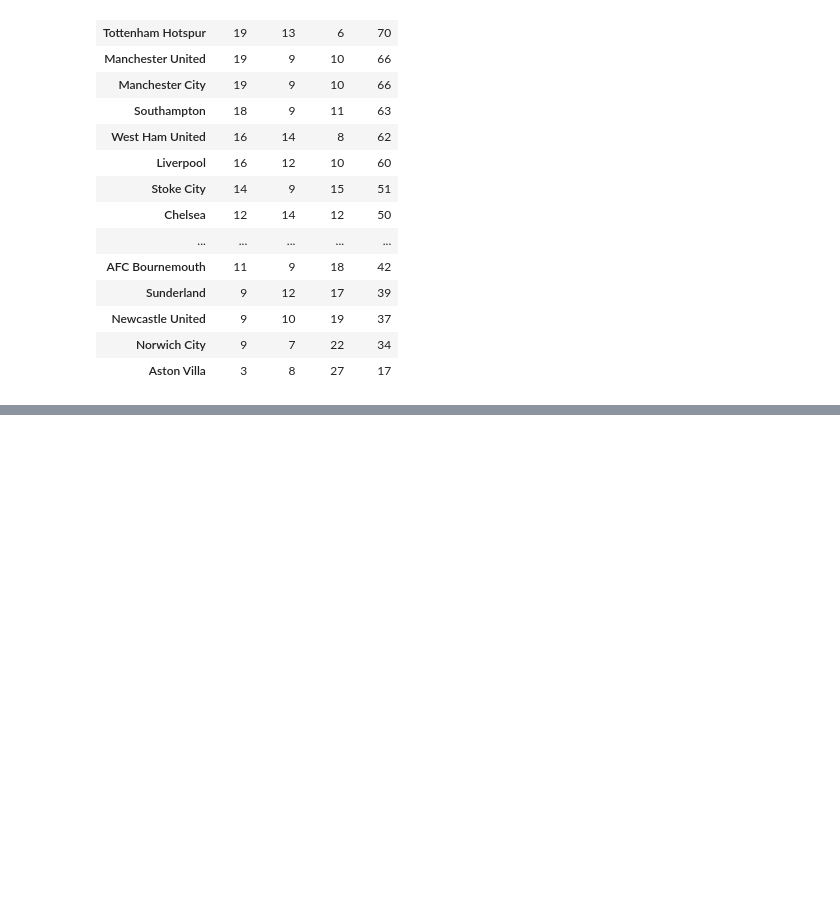
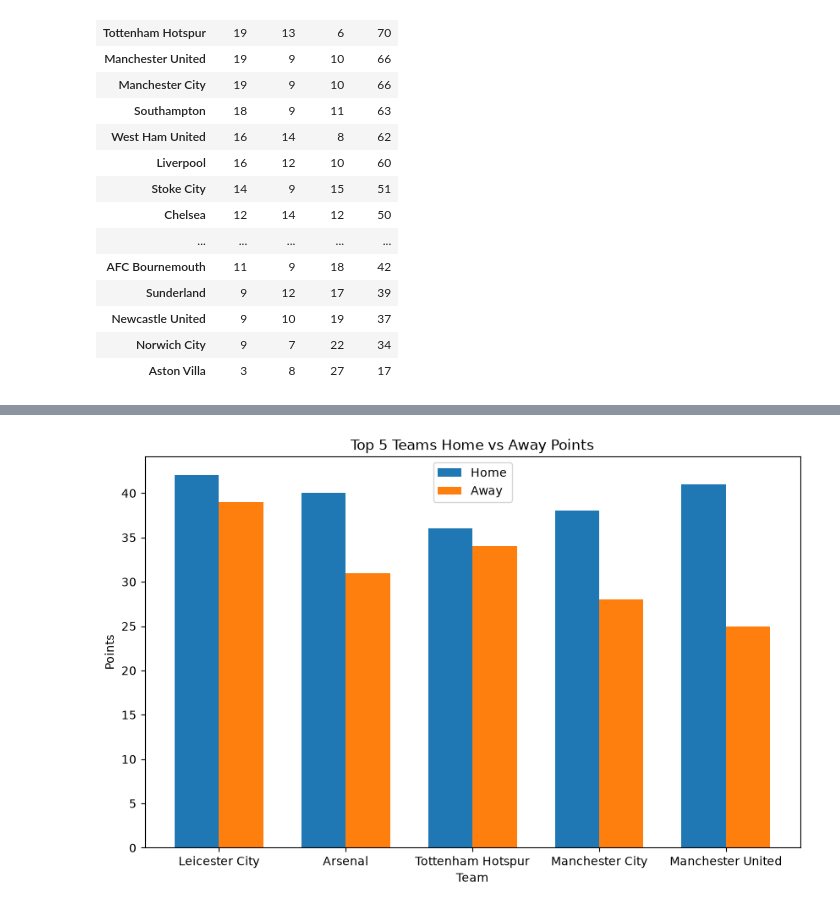
Before and after one commit to kampaww/soccer-analytics, a Jupyter notebook: notebooks/01_exploring_the_data.ipynb, the cells around one changed output, grey strips where cells are left out. Cells and saved outputs as stored; diff of their text form; code cells hidden in the pictures; blank space fills up the shorter version.

```diff
--- a/notebooks/01_exploring_the_data.ipynb
+++ b/notebooks/01_exploring_the_data.ipynb
@@ -506,0 +673,4 @@ print(goalsFor)
+# %%
+totalHomePoints = matches.groupby("home_team_name")["home_points"].sum()
+
+print(totalHomePoints.sort_values(ascending=False))
@@ -506,0 +695,4 @@ print(goalsFor)
+# %%
+totalAwayPoints = matches.groupby("away_team_name")["away_points"].sum()
+
+print(totalAwayPoints.sort_values(ascending=False))
@@ -506,0 +717,7 @@ print(goalsFor)
+# %%
+top5 = table.head(5)
+
+top5["home_points"] = totalHomePoints
+top5["away_points"] = totalAwayPoints
+
+top5
@@ -506,0 +732,36 @@ print(goalsFor)
+# %%
+import numpy as np
+
+# plt.bar(
+#     top5.index,
+#     top5["home_points"],
+#     top5["away_points"]
+# )
+
+x = np.arange(len(top5))
+width = 0.35
+
+plt.figure(figsize=(10, 6))
+
+plt.bar(
+    x - width/2,
+    top5["home_points"],
+    width, label="Home"
+    )
+
+plt.bar(
+    x + width/2,
+    top5["away_points"],
+    width, label="Away"
+    )
+
+plt.xticks(x, top5.index)
+
+plt.title("Top 5 Teams Home vs Away Points")
+plt.xlabel("Team")
+plt.ylabel("Points")
+
+plt.legend()
+plt.show()
+# %% [output]
+[figure, added]
```
Also changed, not shown: parts of 15 cells of this notebook, 7 other files.
